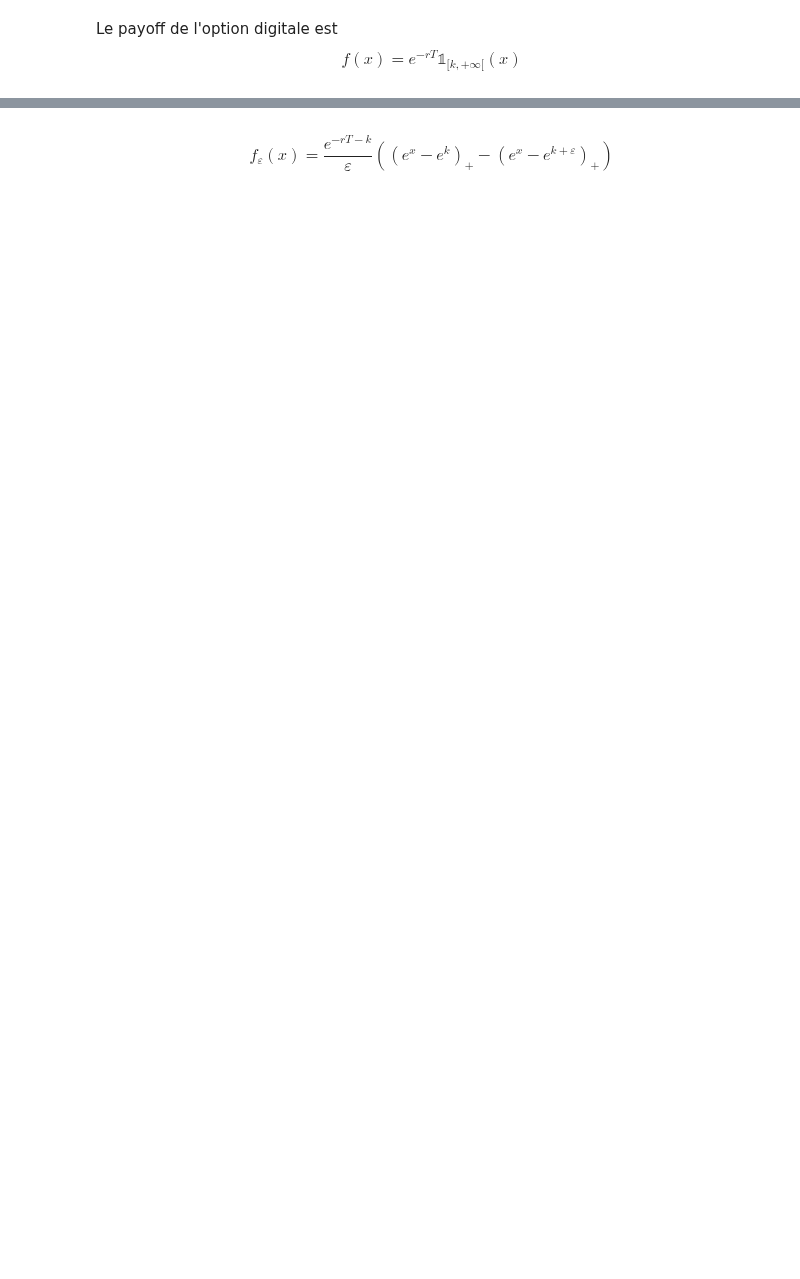
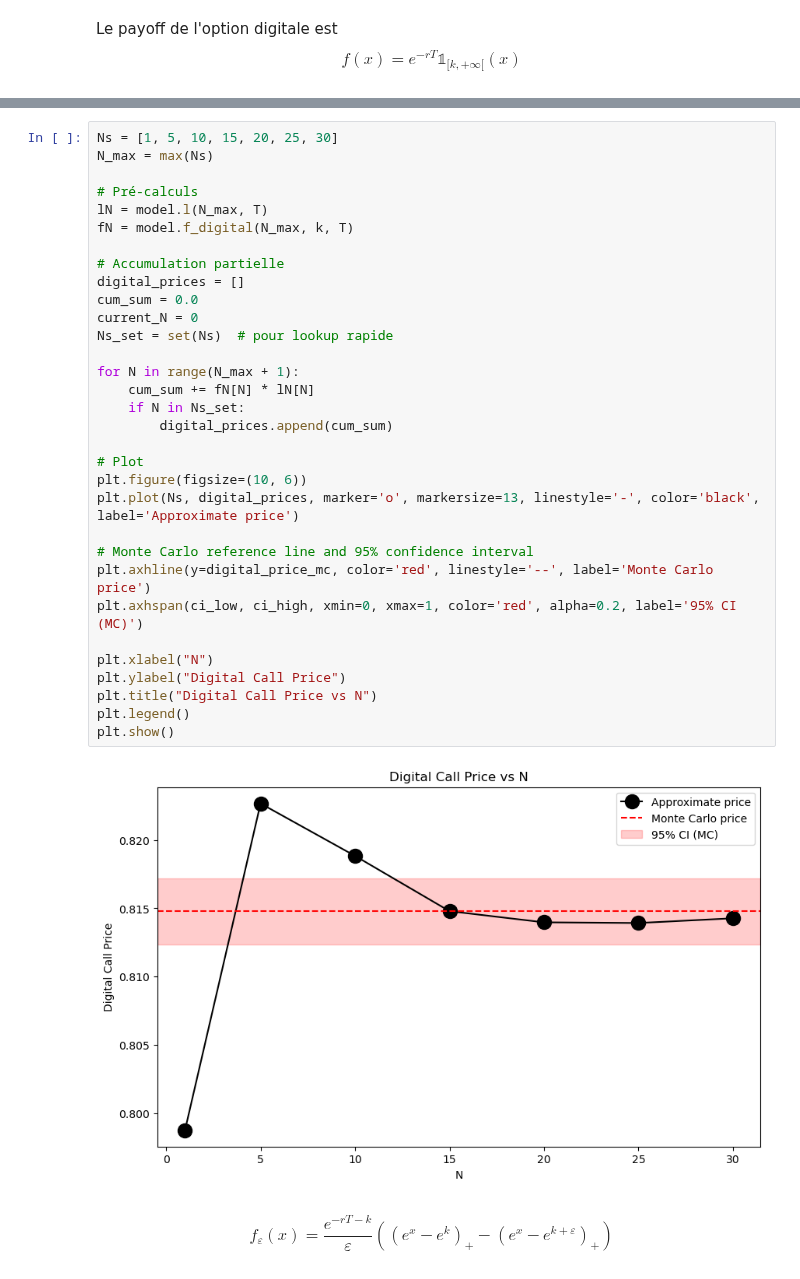
Before and after one commit to maxence2508/stage-cermics, a Jupyter notebook: jacobi.ipynb, the cells around one changed output, grey strips where cells are left out. Drawn from its saved outputs; the diff is of its cells as text; blank space fills up the shorter version.

```diff
--- a/jacobi.ipynb
+++ b/jacobi.ipynb
@@ -413,3 +383,37 @@ plt.show()
+# %%
+Ns = [1, 5, 10, 15, 20, 25, 30]
+N_max = max(Ns)
+
+# Pré-calculs
+lN = model.l(N_max, T)
+fN = model.f_digital(N_max, k, T)
+
+# Accumulation partielle
+digital_prices = []
+cum_sum = 0.0
+current_N = 0
+Ns_set = set(Ns)  # pour lookup rapide
+
+for N in range(N_max + 1):
+    cum_sum += fN[N] * lN[N]
+    if N in Ns_set:
+        digital_prices.append(cum_sum)
+
+# Plot
+plt.figure(figsize=(10, 6))
+plt.plot(Ns, digital_prices, marker='o', markersize=13, linestyle='-', color='black', label='Approximate price')
+
+# Monte Carlo reference line and 95% confidence interval
+plt.axhline(y=digital_price_mc, color='red', linestyle='--', label='Monte Carlo price')
+plt.axhspan(ci_low, ci_high, xmin=0, xmax=1, color='red', alpha=0.2, label='95% CI (MC)')
+
+plt.xlabel("N")
+plt.ylabel("Digital Call Price")
+plt.title("Digital Call Price vs N")
+plt.legend()
+plt.show()
+# %% [output]
+[figure, added]
 # %% [markdown]
 $$f_{\varepsilon} (x) = \frac{e^{-rT-k}}{\varepsilon} \left( (e^x-e^k)_+ - (e^x-e^{k+\varepsilon})_+ \right)$$
 # %%
```
Also changed, not shown: parts of 8 cells of this notebook, 1 other file.
